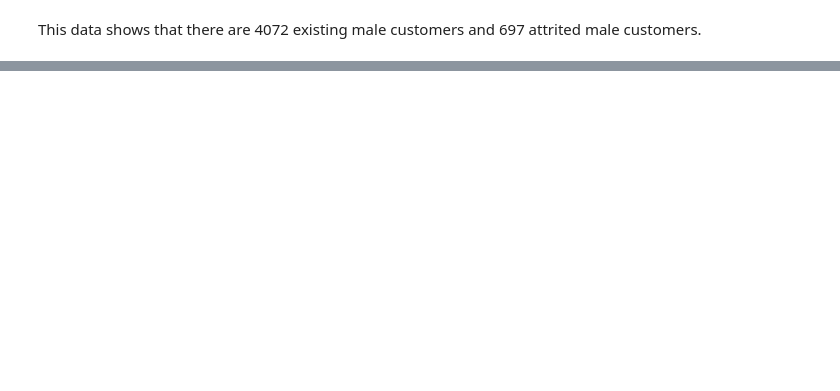
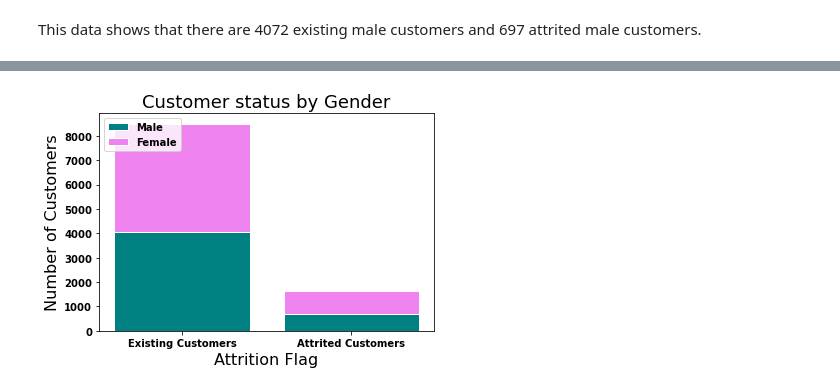
Before and after one commit to Emziicles/Project1-CreditCard, a Jupyter notebook: Project 1 - Emma Second attempt.ipynb, the cells around one changed output, grey strips where cells are left out. Cells and saved outputs as stored; diff of their text form; code cells hidden in the pictures; blank space fills up the shorter version.

```diff
--- a/Project 1 - Emma Second attempt.ipynb
+++ b/Project 1 - Emma Second attempt.ipynb
@@ -111,0 +147,24 @@ This data shows that there are 4072 existing male customers and 697 attrited mal
+# %%
+femaleplot = female["Attrition_Flag"].value_counts()
+maleplot = male["Attrition_Flag"].value_counts()
+att_flag = ["Existing Customer", "Attrited Customer"]
+
+r = [0,1]
+
+plt.bar(r, maleplot,color='teal',edgecolor='white')
+plt.bar(r, femaleplot,color='violet',edgecolor='white',bottom=maleplot)
+
+names = ['Existing Customers','Attrited Customers']
+barWidth = 1
+
+plt.xticks(r, names, fontweight='bold')
+
+plt.xlabel('Attrition Flag', fontsize=16)
+
+plt.ylabel('Number of Customers', fontsize=16)
+
+plt.title("Customer status by Gender",fontsize=18)
+plt.legend(Gender,loc=2)
+plt.show()
+# %% [output]
+[figure, added]
```
Also changed, not shown: parts of 4 cells of this notebook.
